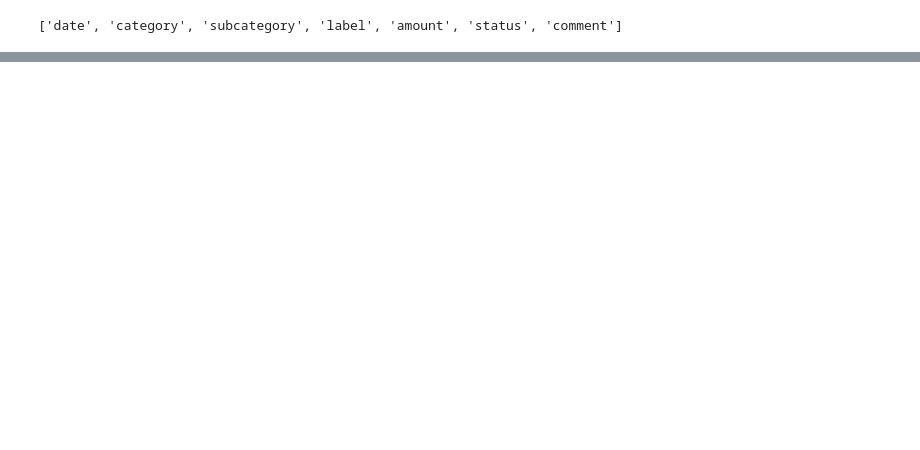
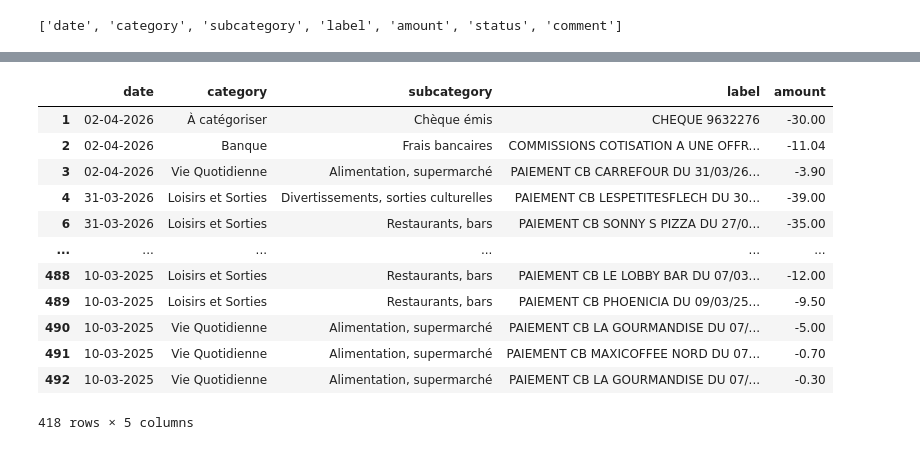
Before and after one commit to Keenan-Penner/expense-tracker, a Jupyter notebook: test.ipynb, the cells around one changed output, grey strips where cells are left out. Saved outputs shown, nothing was run; the diff lists cells and outputs as text; code cells hidden in the pictures; blank space fills up the shorter version.

```diff
--- a/test.ipynb
+++ b/test.ipynb
@@ -190,0 +172,16 @@ tester[tester['label'] == 'épargne']
+# %%
+negative
+# %% [output]
+|  | date | category | subcategory | label | amount |
+| 1 | 02-04-2026 | À catégoriser | Chèque émis | CHEQUE 9632276 | -30.00 |
+| 2 | 02-04-2026 | Banque | Frais bancaires | COMMISSIONS COTISATION A UNE OFFR... | -11.04 |
+| 3 | 02-04-2026 | Vie Quotidienne | Alimentation, supermarché | PAIEMENT CB CARREFOUR DU 31/03/26... | -3.90 |
+| 4 | 31-03-2026 | Loisirs et Sorties | Divertissements, sorties culturelles | PAIEMENT CB LESPETITESFLECH DU 30... | -39.00 |
+| 6 | 31-03-2026 | Loisirs et Sorties | Restaurants, bars | PAIEMENT CB SONNY S PIZZA DU 27/0... | -35.00 |
+| ... | ... | ... | ... | ... | ... |
+| 488 | 10-03-2025 | Loisirs et Sorties | Restaurants, bars | PAIEMENT CB LE LOBBY BAR DU 07/03... | -12.00 |
+| 489 | 10-03-2025 | Loisirs et Sorties | Restaurants, bars | PAIEMENT CB PHOENICIA DU 09/03/25... | -9.50 |
+| 490 | 10-03-2025 | Vie Quotidienne | Alimentation, supermarché | PAIEMENT CB LA GOURMANDISE DU 07/... | -5.00 |
+| 491 | 10-03-2025 | Vie Quotidienne | Alimentation, supermarché | PAIEMENT CB MAXICOFFEE NORD DU 07... | -0.70 |
+| 492 | 10-03-2025 | Vie Quotidienne | Alimentation, supermarché | PAIEMENT CB LA GOURMANDISE DU 07/... | -0.30 |
+418 rows × 5 columns
```
Also changed, not shown: parts of 20 cells of this notebook.
